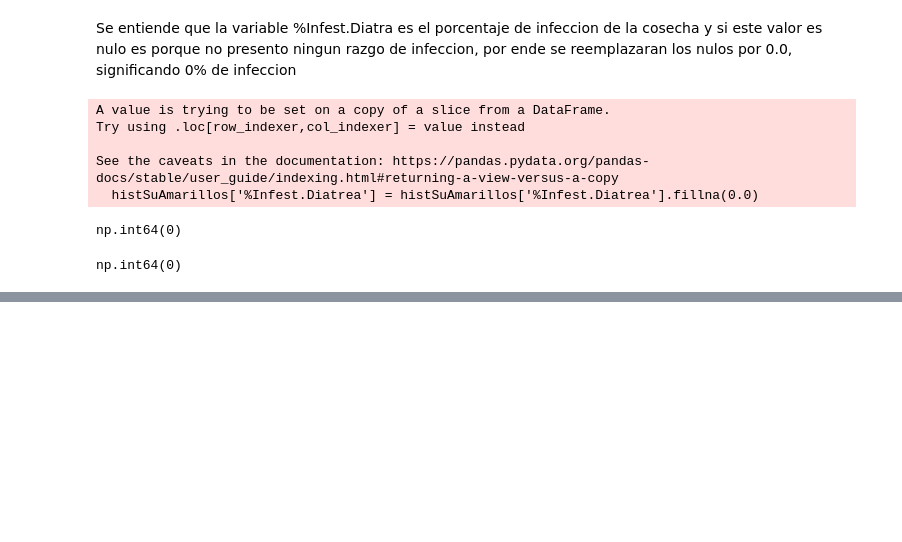
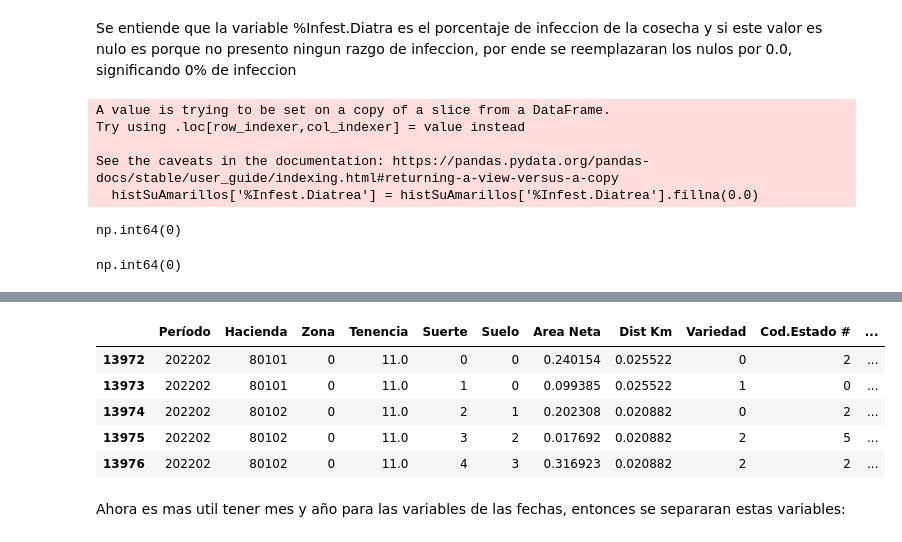
Before and after one commit to Camilin1904/Laboratorio2IA, a Jupyter notebook: EDA_Lab2.ipynb, the cells around one changed output, grey strips where cells are left out. Saved outputs shown, nothing was run; the diff lists cells and outputs as text; code cells hidden in the pictures; blank space fills up the shorter version.

```diff
--- a/EDA_Lab2.ipynb
+++ b/EDA_Lab2.ipynb
@@ -562,0 +1210,10 @@ np.int64(0)
+# %%
+histSuAmarillos.drop(columns='Nombre',inplace=True)
+
+histSuAmarillos['T.Corte'] = histSuAmarillos['T.Corte'].replace('NO DEF.', 'CORTE NO DEF')
+histSuAmarillos['Cerca de'] = 'Cerca de ' + histSuAmarillos['Cerca de']
+
+for n in histSuAmarillos:
+    if histSuAmarillos[n].dtype=='O':
+        print(n)
+        histSuAmarillos[n] = pd.factorize(histSuAmarillos[n])[0]
@@ -562,0 +1258,11 @@ np.int64(0)
+# %%
+histSuAmarillos.head()
+# %% [output]
+|  | Período | Hacienda | Zona | Tenencia | Suerte | Suelo | Area Neta | Dist Km | Variedad | Cod.Estado # | ... |
+| 13972 | 202202 | 80101 | 0 | 11.0 | 0 | 0 | 0.240154 | 0.025522 | 0 | 2 | ... |
+| 13973 | 202202 | 80101 | 0 | 11.0 | 1 | 0 | 0.099385 | 0.025522 | 1 | 0 | ... |
+| 13974 | 202202 | 80102 | 0 | 11.0 | 2 | 1 | 0.202308 | 0.020882 | 0 | 2 | ... |
+| 13975 | 202202 | 80102 | 0 | 11.0 | 3 | 2 | 0.017692 | 0.020882 | 2 | 5 | ... |
+| 13976 | 202202 | 80102 | 0 | 11.0 | 4 | 3 | 0.316923 | 0.020882 | 2 | 2 | ... |
+# %% [markdown]
+Ahora es mas util tener mes y año para las variables de las fechas, entonces se separaran estas variables:
```
Also changed, not shown: parts of 64 cells of this notebook, 2 other files.
